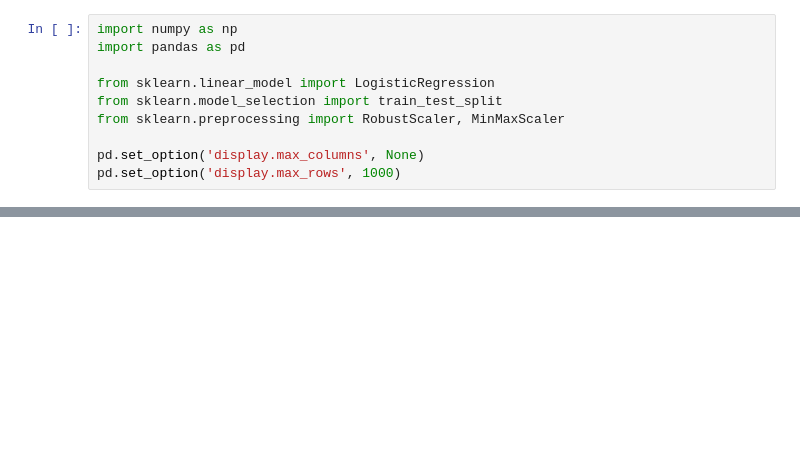
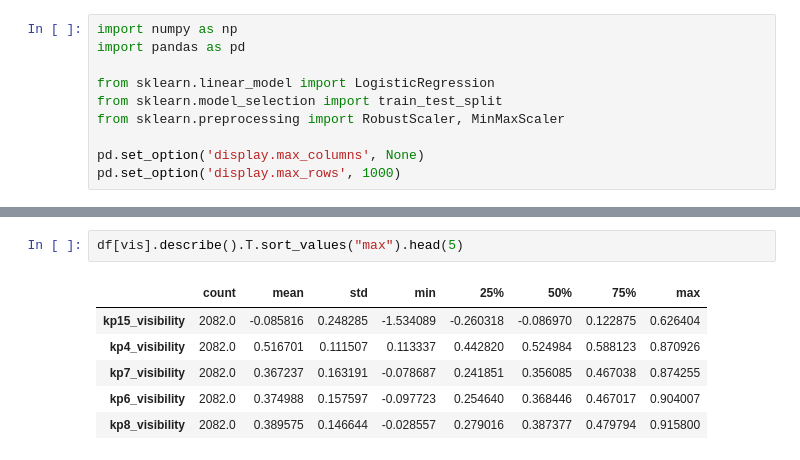
Before and after one commit to masaki-norton/yoga-pose-detector, a Jupyter notebook: eda_nn_masaki.ipynb, the cells around one changed output, grey strips where cells are left out. Saved outputs shown, nothing was run; the diff lists cells and outputs as text; blank space fills up the shorter version.

```diff
--- a/eda_nn_masaki.ipynb
+++ b/eda_nn_masaki.ipynb
@@ -91,2 +73,11 @@ df[vis].describe().T.sort_values("mean")
+# %%
+df[vis].describe().T.sort_values("max").head(5)
+# %% [output]
+|  | count | mean | std | min | 25% | 50% | 75% | max |
+| kp15_visibility | 2082.0 | -0.085816 | 0.248285 | -1.534089 | -0.260318 | -0.086970 | 0.122875 | 0.626404 |
+| kp4_visibility | 2082.0 | 0.516701 | 0.111507 | 0.113337 | 0.442820 | 0.524984 | 0.588123 | 0.870926 |
+| kp7_visibility | 2082.0 | 0.367237 | 0.163191 | -0.078687 | 0.241851 | 0.356085 | 0.467038 | 0.874255 |
+| kp6_visibility | 2082.0 | 0.374988 | 0.157597 | -0.097723 | 0.254640 | 0.368446 | 0.467017 | 0.904007 |
+| kp8_visibility | 2082.0 | 0.389575 | 0.146644 | -0.028557 | 0.279016 | 0.387377 | 0.479794 | 0.915800 |
 # %% [markdown]
 ![image.png](attachment:image.png)
```
Also changed, not shown: parts of 5 cells of this notebook, 5 other files.
